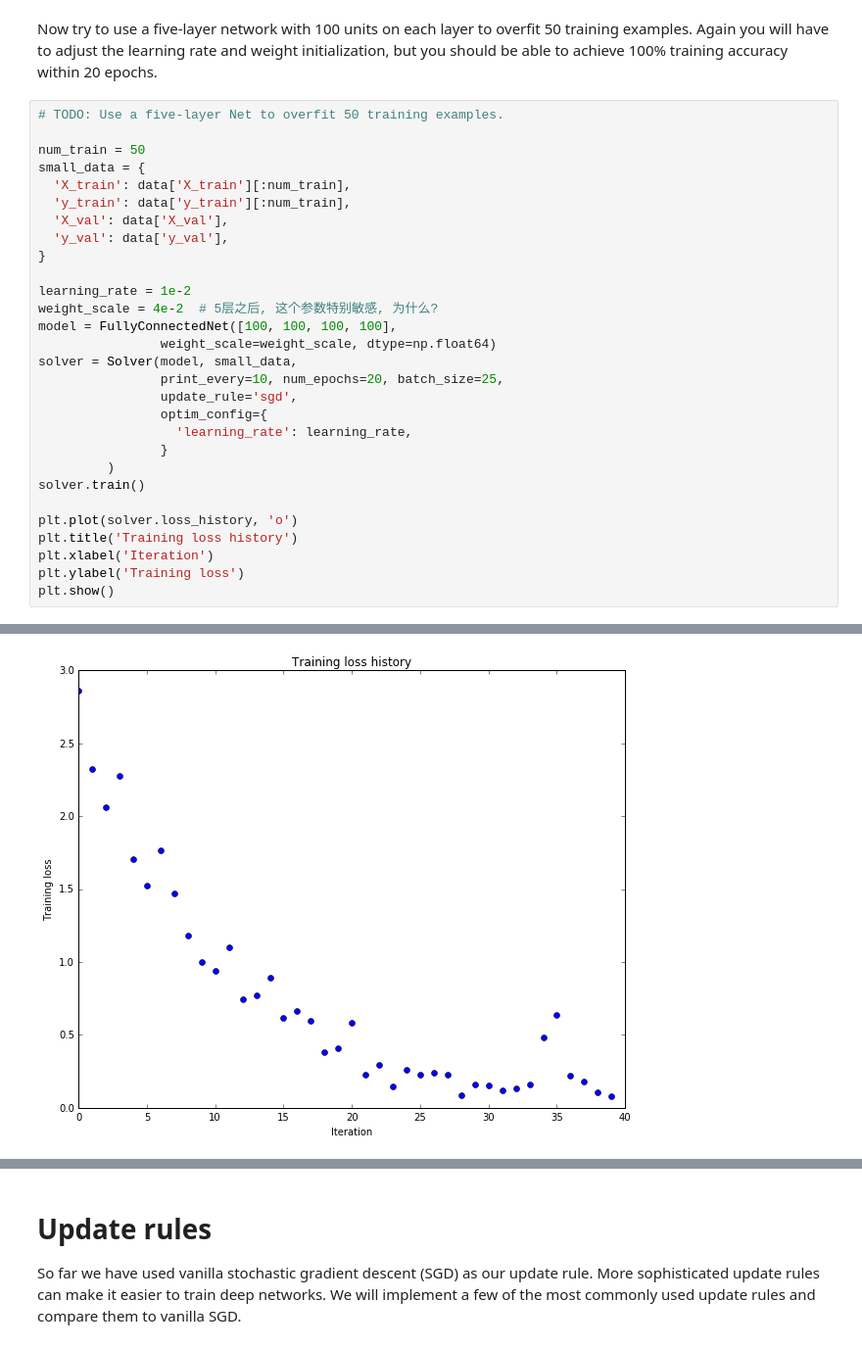
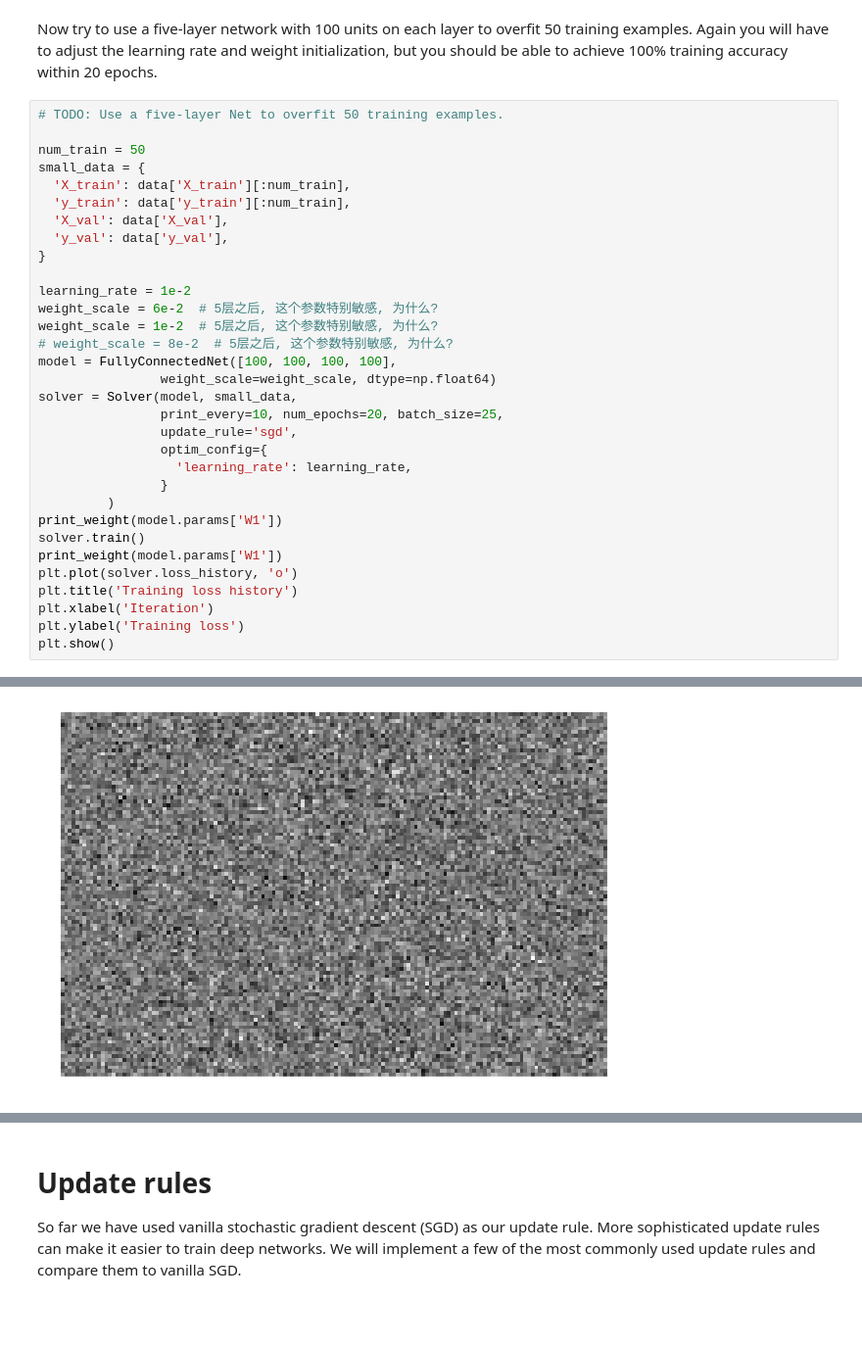
Before and after one commit to probe301/kaggle, a Jupyter notebook: CS231n_assignment2/FullyConnectedNets.ipynb, the cells around one changed output, grey strips where cells are left out. Shown at 98% size. Saved outputs shown, nothing was run; the diff lists cells and outputs as text; blank space fills up the shorter version.

Commit message:
debug 3 vs 5 layer net init weight scale param

```diff
--- a/CS231n_assignment2/FullyConnectedNets.ipynb
+++ b/CS231n_assignment2/FullyConnectedNets.ipynb
@@ -558,7 +558,9 @@ small_data = {
 }
 
 learning_rate = 1e-2
-weight_scale = 4e-2  # 5层之后, 这个参数特别敏感, 为什么?
+weight_scale = 6e-2  # 5层之后, 这个参数特别敏感, 为什么?
+weight_scale = 1e-2  # 5层之后, 这个参数特别敏感, 为什么?
+# weight_scale = 8e-2  # 5层之后, 这个参数特别敏感, 为什么?
 model = FullyConnectedNet([100, 100, 100, 100],
                 weight_scale=weight_scale, dtype=np.float64)
 solver = Solver(model, small_data,
@@ -568,8 +570,9 @@ solver = Solver(model, small_data,
                   'learning_rate': learning_rate,
                 }
          )
+print_weight(model.params['W1'])
 solver.train()
-
+print_weight(model.params['W1'])
 plt.plot(solver.loss_history, 'o')
 plt.title('Training loss history')
 plt.xlabel('Iteration')
@@ -596 +588 @@ init hidden  4 100 100
-[figure, old version]
+[figure, new version]
```
Also changed, not shown: parts of 6 cells of this notebook, 2 other files.
